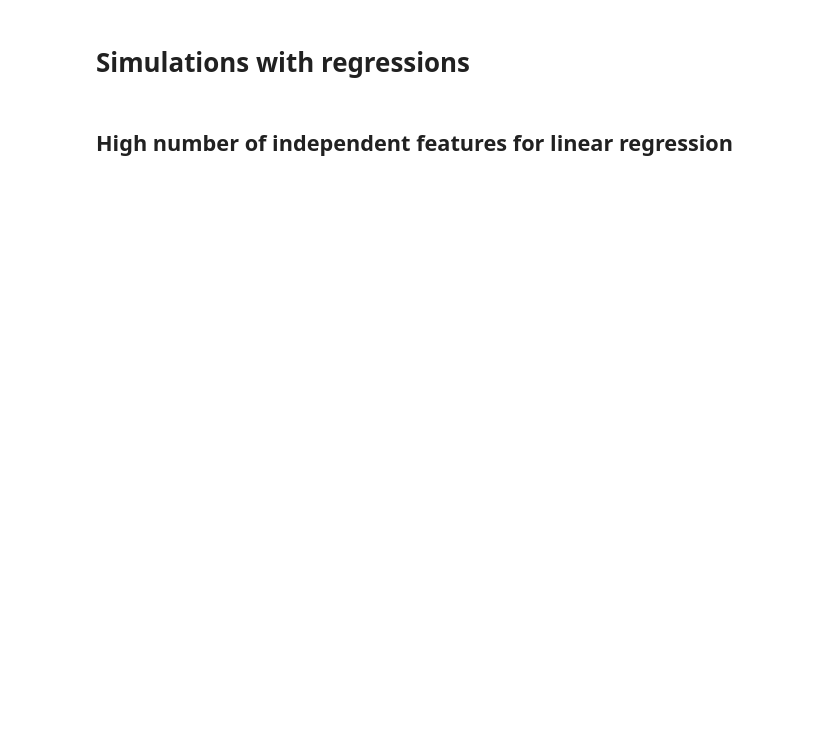
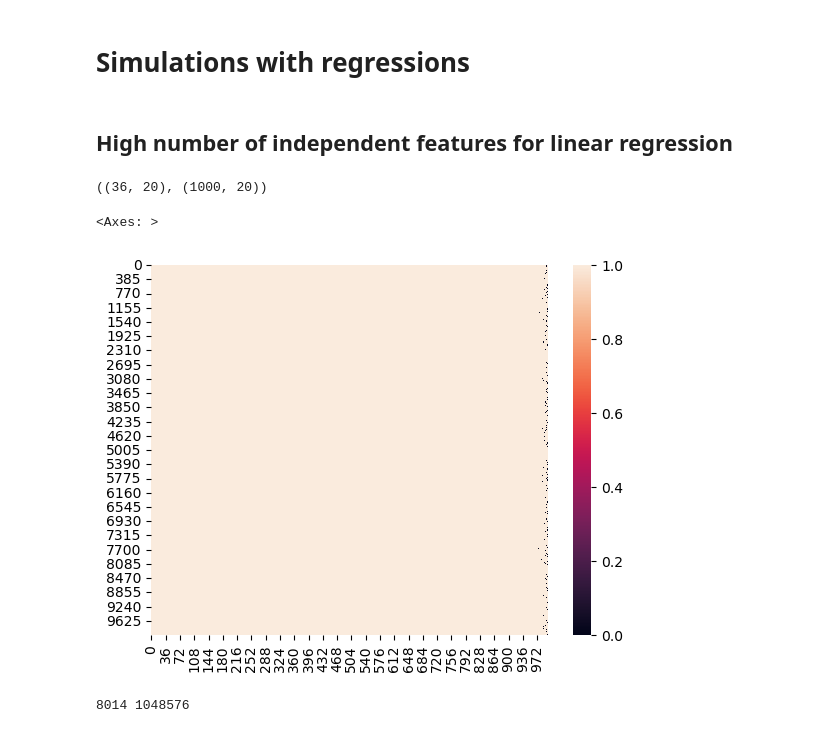
Before and after one commit to erialc-cal/ShapleyMP, a Jupyter notebook: Exp_SimulatedRegressions.ipynb, the cells around one changed output. Cells and saved outputs as stored; diff of their text form; code cells hidden in the pictures; blank space fills up the shorter version.

```diff
--- a/Exp_SimulatedRegressions.ipynb
+++ b/Exp_SimulatedRegressions.ipynb
@@ -44,2 +48,11 @@ model = LinearRegression()
+# %%
+X_test.shape, X_train.shape
+# %% [output]
+((36, 20), (1000, 20))
+# %%
+sns.heatmap(~in_mp_loo)
+# %% [output]
+<Axes: >
+[figure, added]
 # %%
 # fit a linear regression and evaluate shapley mp
@@ -49,6 +62,8 @@ X_test = X[np.where(in_mp_loo == True)[1],:]
 shap_v = mp_shapley(X_test, res)
 # %%
 all_features = np.unique(in_mp_feature,axis=0) # get all features sampled in MPs
-print(all_features.shape[0], 2**20)
+print(all_features.shape[0], 2**M)
+# %% [output]
+8014 1048576
 # %%
 plt.barh(['feature_{}'.format(i) for i in range(M)], np.mean(np.abs(shap_v),axis=0))
```
Also changed, not shown: parts of 17 cells of this notebook, 6 other files.
